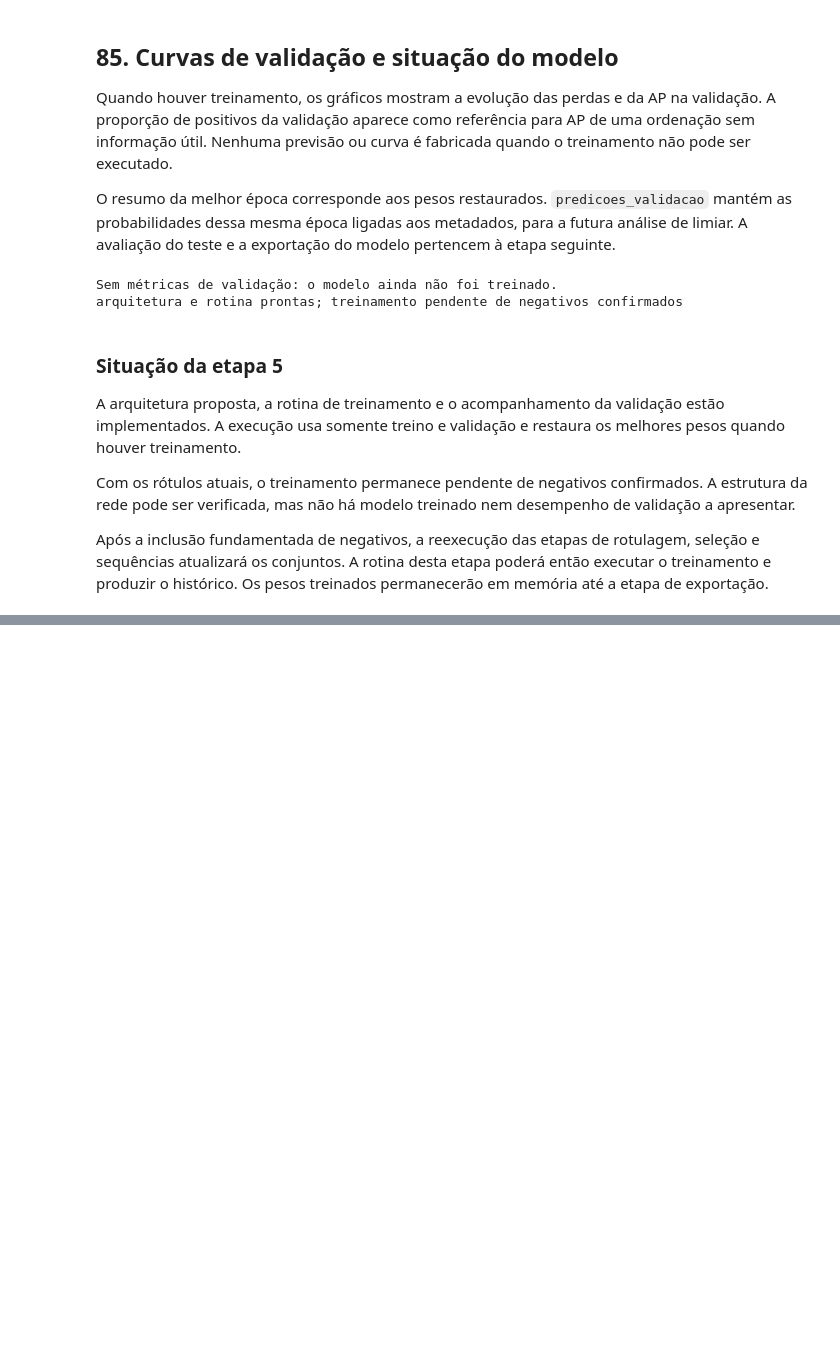
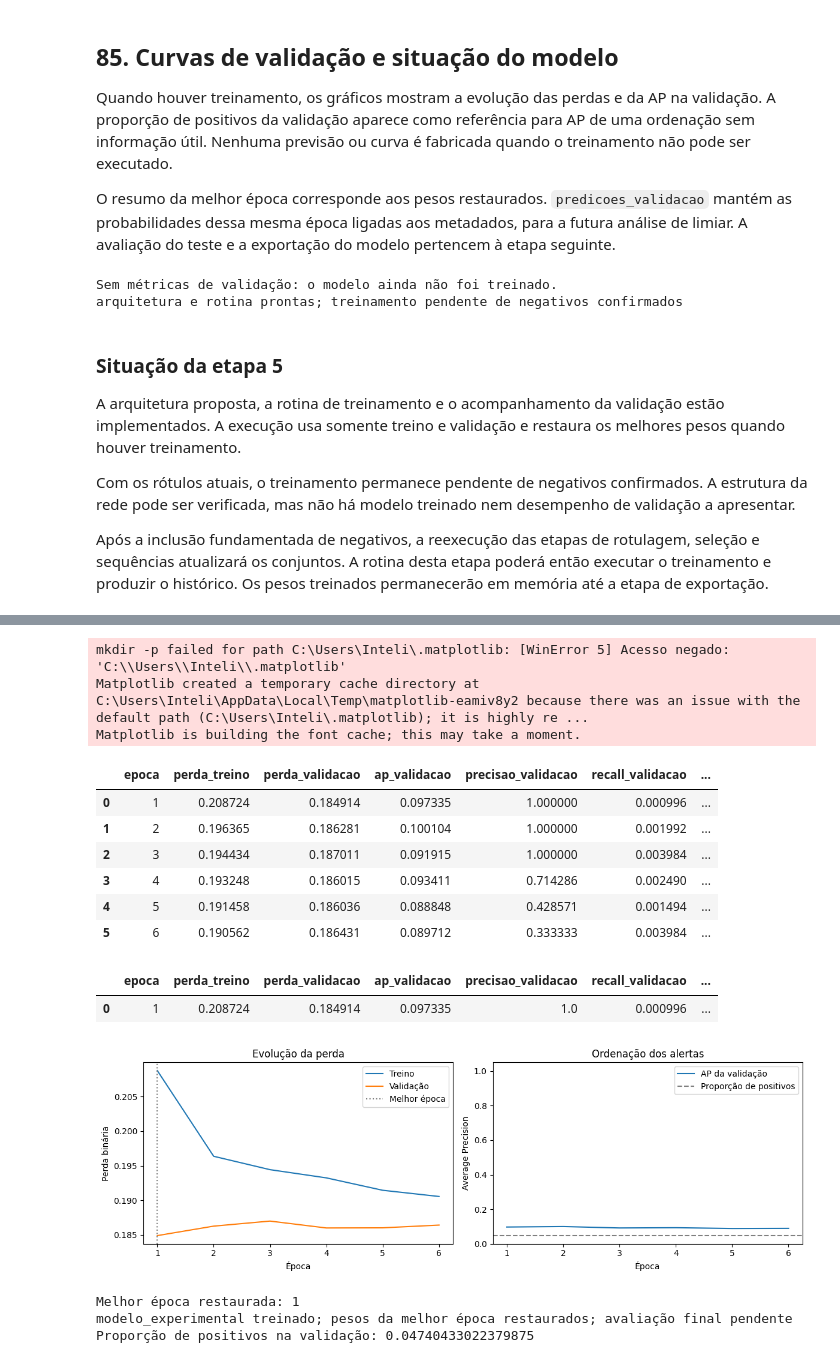
Before and after one commit to joaocardosodias/Lumem, a Jupyter notebook: models/modelo-rnn-1/01-criacao-tabela-mestra.ipynb, the cells around one changed output, grey strips where cells are left out. Drawn from its saved outputs; the diff is of its cells as text; code cells hidden in the pictures; blank space fills up the shorter version.

Commit message:
feat: adiciona artefatos do modelo treinado

```diff
--- a/models/modelo-rnn-1/01-criacao-tabela-mestra.ipynb
+++ b/models/modelo-rnn-1/01-criacao-tabela-mestra.ipynb
@@ -5570,0 +5949,51 @@ Após a inclusão fundamentada de negativos, a reexecução das etapas de rotula
+# %%
+if treinamento_experimental_executado:
+    import matplotlib.pyplot as plt
+
+    assert not historico_treinamento_experimental.empty
+    assert melhor_epoca_experimental in historico_treinamento_experimental["epoca"].values
+    assert historico_treinamento_experimental["perda_validacao"].min() == melhor_perda_validacao
+    display(historico_treinamento_experimental)
+    display(historico_treinamento_experimental.loc[historico_treinamento_experimental["epoca"].eq(melhor_epoca_experimental)])
+
+    figura, eixos = plt.subplots(1, 2, figsize=(12, 4))
+    eixos[0].plot(historico_treinamento_experimental["epoca"], historico_treinamento_experimental["perda_treino"], label="Treino")
+    eixos[0].plot(historico_treinamento_experimental["epoca"], historico_treinamento_experimental["perda_validacao"], label="Validação")
+    eixos[0].axvline(melhor_epoca_experimental, color="gray", linestyle=":", label="Melhor época")
+    eixos[0].set(xlabel="Época", ylabel="Perda binária", title="Evolução da perda")
+    eixos[0].legend()
+
+    eixos[1].plot(historico_treinamento_experimental["epoca"], historico_treinamento_experimental["ap_validacao"], label="AP da validação")
+    eixos[1].axhline(float(sequencias_experimentais["validacao"]["y"].mean()), color="gray", linestyle="--", label="Proporção de positivos")
+    eixos[1].set(xlabel="Época", ylabel="Average Precision", title="Ordenação dos alertas", ylim=(0, 1.05))
+    eixos[1].legend()
+    figura.tight_layout()
+    plt.show()
+    plt.close(figura)
+    print("Melhor época restaurada:", melhor_epoca_experimental)
+else:
+    assert historico_treinamento_experimental.empty
+    assert predicoes_validacao_experimental.empty
+    assert melhores_pesos is None
+    print("Sem métricas de validação: o modelo_experimental ainda não foi treinado.")
+
+print(configuracao_experimental["status_preparacao"])
+
+print("Proporção de positivos na validação:", float(sequencias_experimentais["validacao"]["y"].mean()))
+# %% [output]
+mkdir -p failed for path C:\Users\Inteli\.matplotlib: [WinError 5] Acesso negado: 'C:\\Users\\Inteli\\.matplotlib'
+Matplotlib created a temporary cache directory at C:\Users\Inteli\AppData\Local\Temp\matplotlib-eamiv8y2 because there was an issue with the default path (C:\Users\Inteli\.matplotlib); it is highly re ...
+Matplotlib is building the font cache; this may take a moment.
+|  | epoca | perda_treino | perda_validacao | ap_validacao | precisao_validacao | recall_validacao | ... |
+| 0 | 1 | 0.208724 | 0.184914 | 0.097335 | 1.000000 | 0.000996 | ... |
+| 1 | 2 | 0.196365 | 0.186281 | 0.100104 | 1.000000 | 0.001992 | ... |
+| 2 | 3 | 0.194434 | 0.187011 | 0.091915 | 1.000000 | 0.003984 | ... |
+| 3 | 4 | 0.193248 | 0.186015 | 0.093411 | 0.714286 | 0.002490 | ... |
+| 4 | 5 | 0.191458 | 0.186036 | 0.088848 | 0.428571 | 0.001494 | ... |
+| 5 | 6 | 0.190562 | 0.186431 | 0.089712 | 0.333333 | 0.003984 | ... |
+|  | epoca | perda_treino | perda_validacao | ap_validacao | precisao_validacao | recall_validacao | ... |
+| 0 | 1 | 0.208724 | 0.184914 | 0.097335 | 1.0 | 0.000996 | ... |
+[figure, added]
+Melhor época restaurada: 1
+modelo_experimental treinado; pesos da melhor época restaurados; avaliação final pendente
+Proporção de positivos na validação: 0.04740433022379875
```
Also changed, not shown: parts of 12 cells of this notebook, 6 other files.
